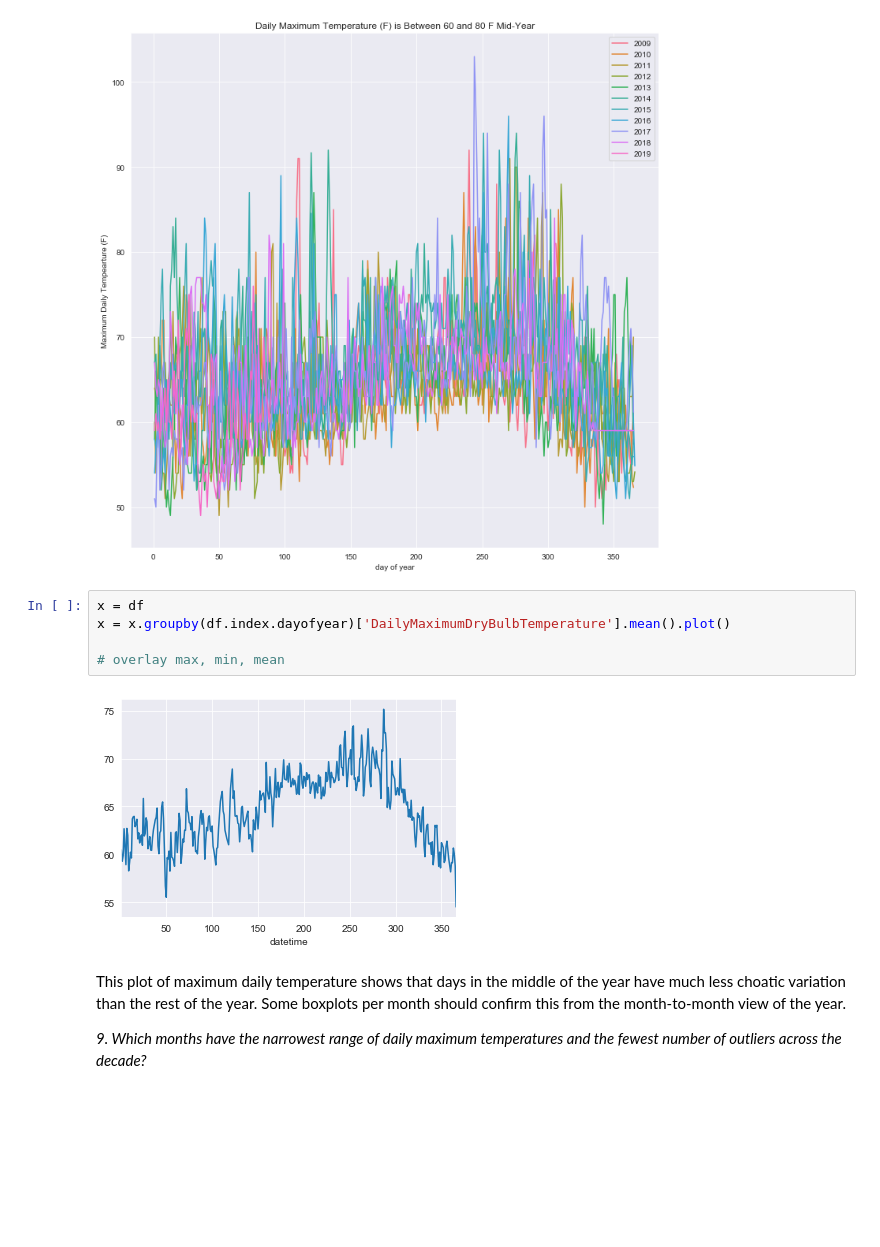
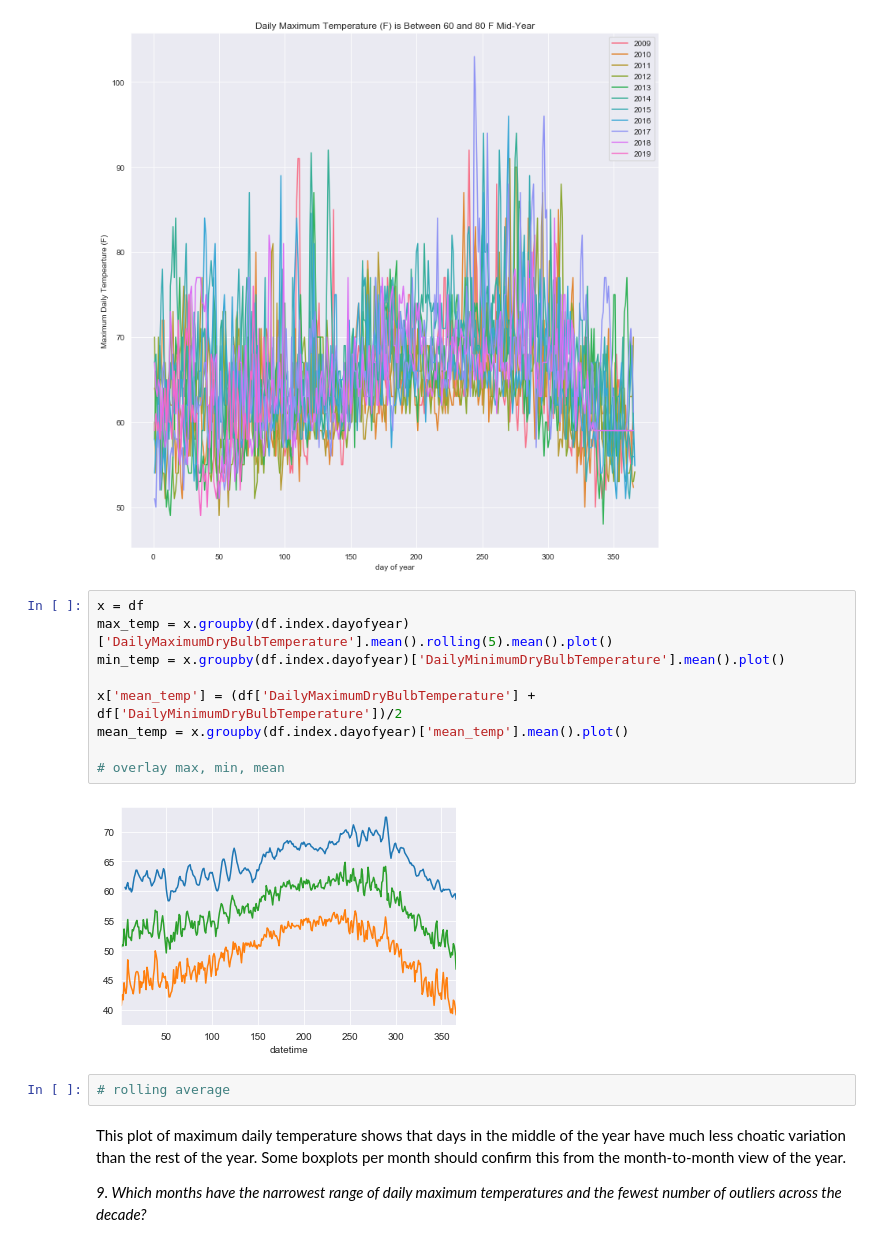
Before and after one commit to jefftrevino/Springboard, a Jupyter notebook: capstone1montereyWeather/exploratory_data_visualization.ipynb, the cells around one changed output. Saved outputs shown, nothing was run; the diff lists cells and outputs as text; blank space fills up the shorter version.

Commit message:
two-week rolling average of max,min,mean temp plot

```diff
--- a/capstone1montereyWeather/exploratory_data_visualization.ipynb
+++ b/capstone1montereyWeather/exploratory_data_visualization.ipynb
@@ -239,11 +239,17 @@ plt.show()
 [figure]
 # %%
 x = df
-x = x.groupby(df.index.dayofyear)['DailyMaximumDryBulbTemperature'].mean().plot()
+max_temp = x.groupby(df.index.dayofyear)['DailyMaximumDryBulbTemperature'].mean().rolling(5).mean().plot()
+min_temp = x.groupby(df.index.dayofyear)['DailyMinimumDryBulbTemperature'].mean().plot()
+
+x['mean_temp'] = (df['DailyMaximumDryBulbTemperature'] + df['DailyMinimumDryBulbTemperature'])/2
+mean_temp = x.groupby(df.index.dayofyear)['mean_temp'].mean().plot()
 
 # overlay max, min, mean
 # %% [output]
-[figure, old version]
+[figure, new version]
+# %%
+# rolling average
 # %% [markdown]
 This plot of maximum daily temperature shows that days in the middle of the year have much less choatic variation than the rest of the year. Some boxplots per month should confirm this from the month-to-month view of the year.
 
```
